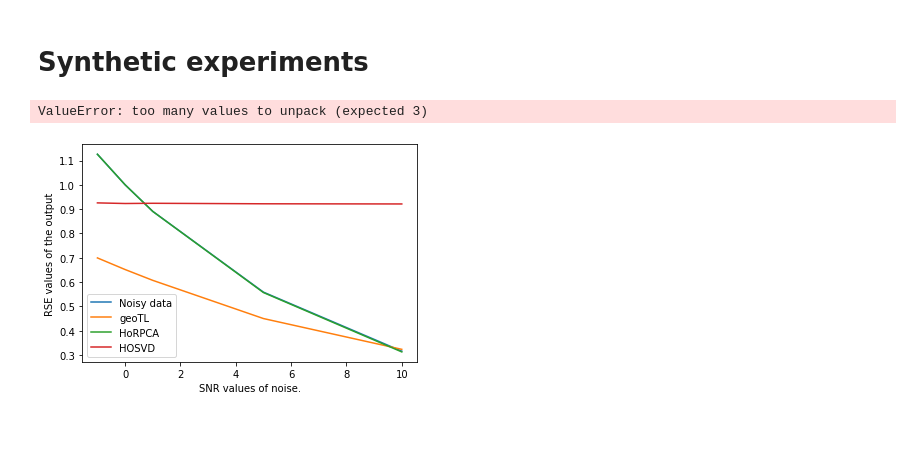
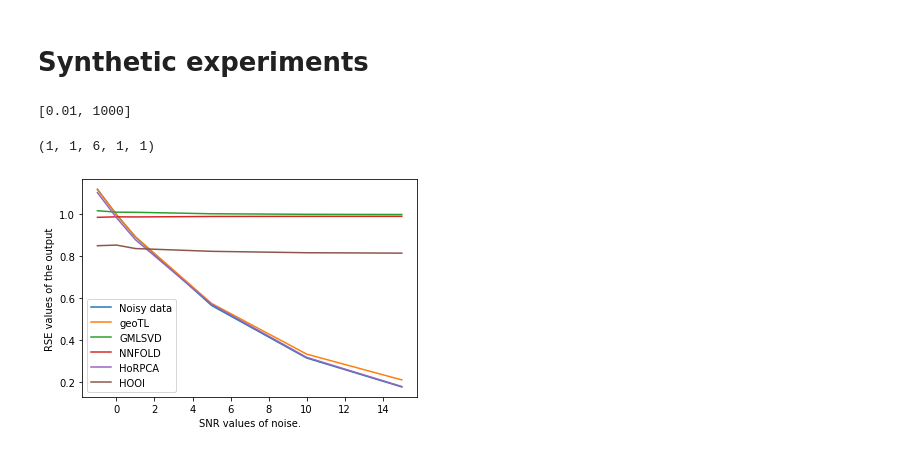
Before and after one commit to mrsfgl/geometric_tensor_learning, a Jupyter notebook: notebooks/synthetic_experiments.ipynb, the cells around one changed output. Drawn from its saved outputs; the diff is of its cells as text; code cells hidden in the pictures.

```diff
--- a/notebooks/synthetic_experiments.ipynb
+++ b/notebooks/synthetic_experiments.ipynb
@@ -8,23 +8,37 @@ import matplotlib.pyplot as plt
 from omegaconf import OmegaConf
 # %%
 params = OmegaConf.load('../configs/synthetic_conf.yaml')
+params.model.geoTL.theta
+# %% [output]
+[0.01, 1000]
 # %%
-err_orig, err_geoTL, err_horpca, err_hosvd = grid_search(params.noise.SNR, params.data, params.model)
+(
+    err_orig,
+    err_geoTL,
+    err_horpca,
+    err_hosvd,
+    err_gmlsvd,
+    err_nnfold
+ ) = grid_search(params.noise.SNR, params.data, params.model)
-# %% [output]
-ValueError: too many values to unpack (expected 3)
 # %%
 from scipy.io import savemat
 
 mdict = {'Original': err_orig, 'geoTL': err_geoTL, 'HoRPCA':err_horpca, 'HoSVD':err_hosvd}
 savemat('outputs.mat', mdict)
+# %%
+err_geoTL.shape
+# %% [output]
+(1, 1, 6, 1, 1)
 # %%
-plt.plot(params.noise.SNR, err_orig[1,0,:,0].squeeze(), label='Noisy data')
-plt.plot(params.noise.SNR, err_geoTL[1,0,:,0].squeeze(), label='geoTL')
-plt.plot(params.noise.SNR, err_horpca[1,0,:,0].squeeze(), label='HoRPCA')
-plt.plot(params.noise.SNR, err_hosvd[1,0,:,0].squeeze(), label='HOSVD')
+plt.plot(params.noise.SNR, err_orig[0,0,:].squeeze(), label='Noisy data')
+plt.plot(params.noise.SNR, err_geoTL[0,0,:,0,1].squeeze(), label='geoTL')
+plt.plot(params.noise.SNR, err_gmlsvd[0,0,:].squeeze(), label='GMLSVD')
+plt.plot(params.noise.SNR, err_nnfold[0,0,:].squeeze(), label='NNFOLD')
+plt.plot(params.noise.SNR, err_horpca[0,0,:].squeeze(), label='HoRPCA')
+plt.plot(params.noise.SNR, err_hosvd[0,0,:].squeeze(), label='HOOI')
 plt.xlabel('SNR values of noise.')
 plt.ylabel('RSE values of the output')
 plt.legend()
 plt.show()
 # %% [output]
-[figure, old version]
+[figure, new version]
```
Also changed, not shown: 7 other files.
